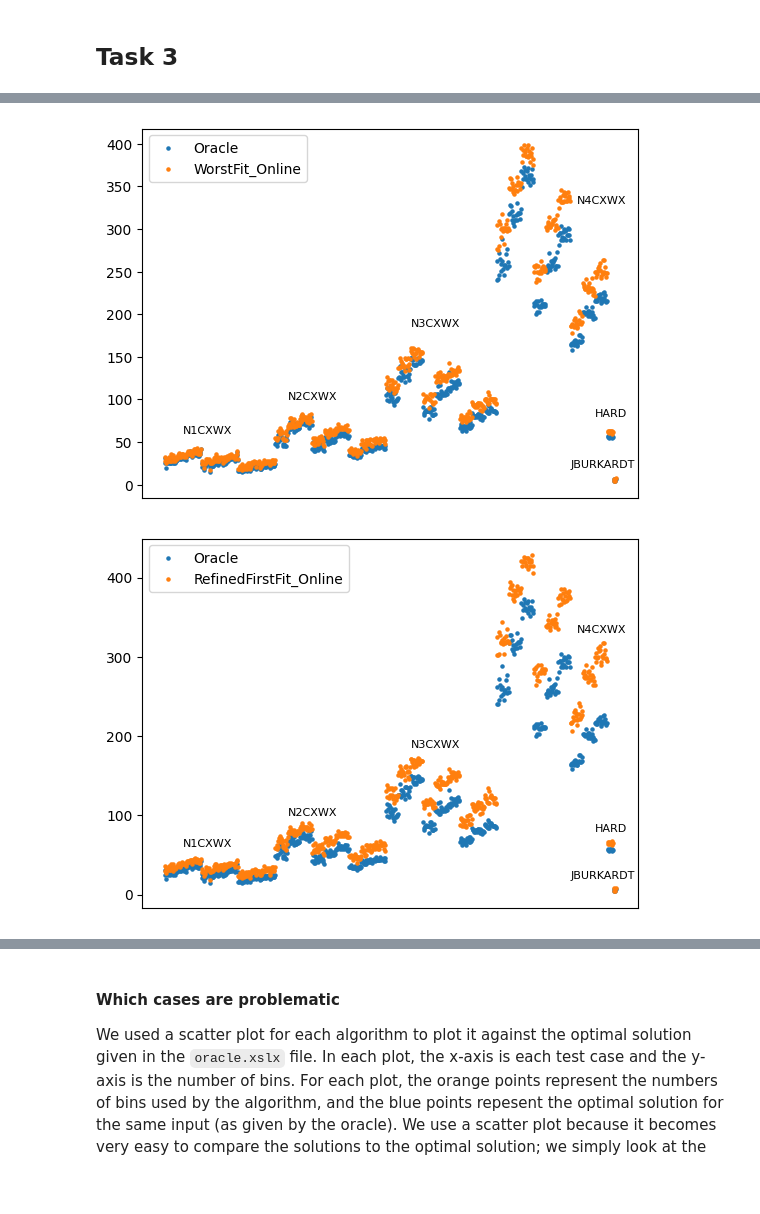
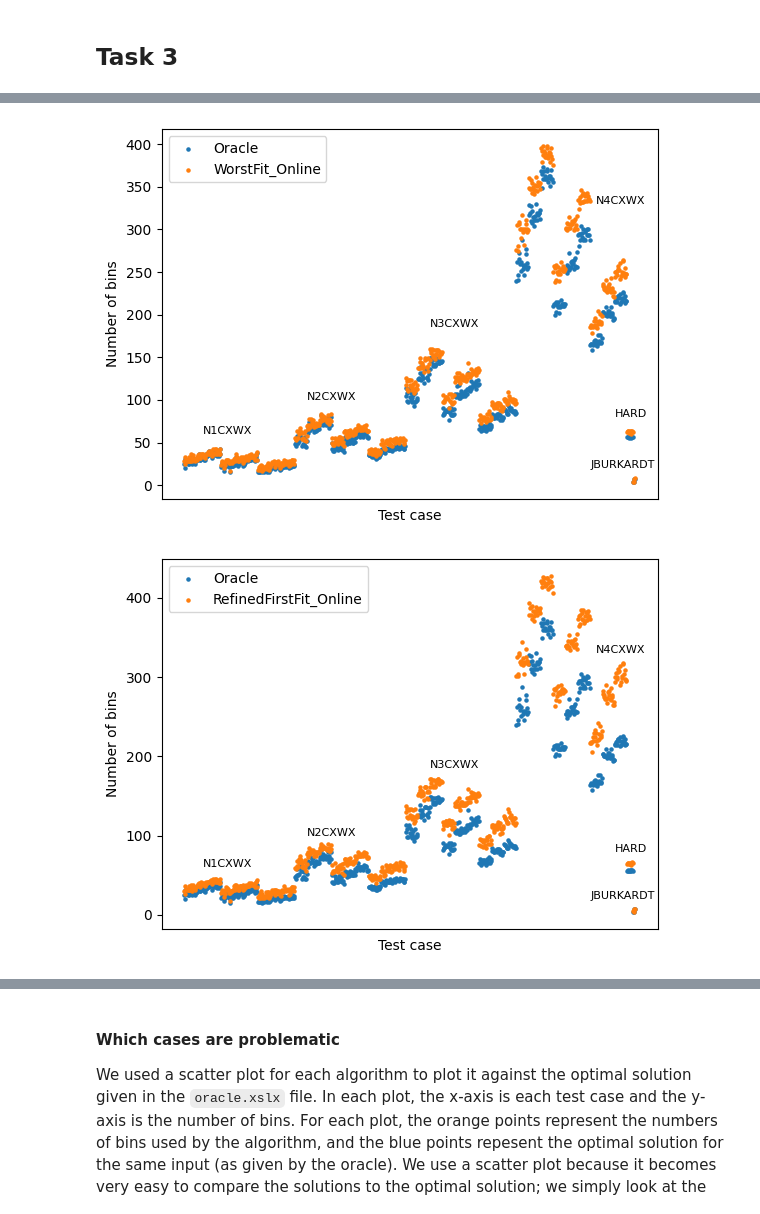
Before and after one commit to lilweege/3XB3-L2, a Jupyter notebook: report.ipynb, the cells around one changed output, grey strips where cells are left out. Drawn from its saved outputs; the diff is of its cells as text; code cells hidden in the pictures; blank space fills up the shorter version.

```diff
--- a/report.ipynb
+++ b/report.ipynb
@@ -232,4 +232,6 @@ for k, v in results_per_algo.items():
     ax.annotate('N4CXWX', xy=(0,0),xytext=(670,330), fontsize=8)
     ax.annotate('HARD', xy=(0,0),xytext=(700,80), fontsize=8)
     ax.annotate('JBURKARDT', xy=(0,0),xytext=(660,20), fontsize=8)
+    plt.ylabel("Number of bins")
+    plt.xlabel("Test case")
 # %% [output]
@@ -239,2 +241,2 @@ for k, v in results_per_algo.items():
-[figure, old version]
+[figure, new version]
-[figure, old version]
+[figure, new version]
```
Also changed, not shown: parts of 2 cells of this notebook.
